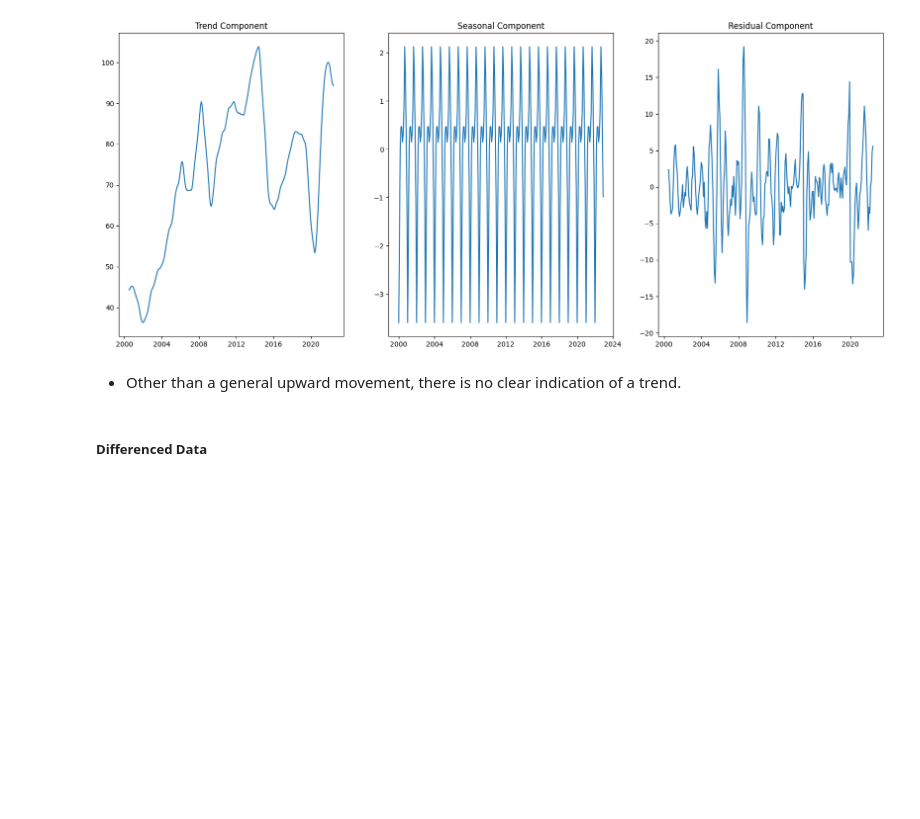
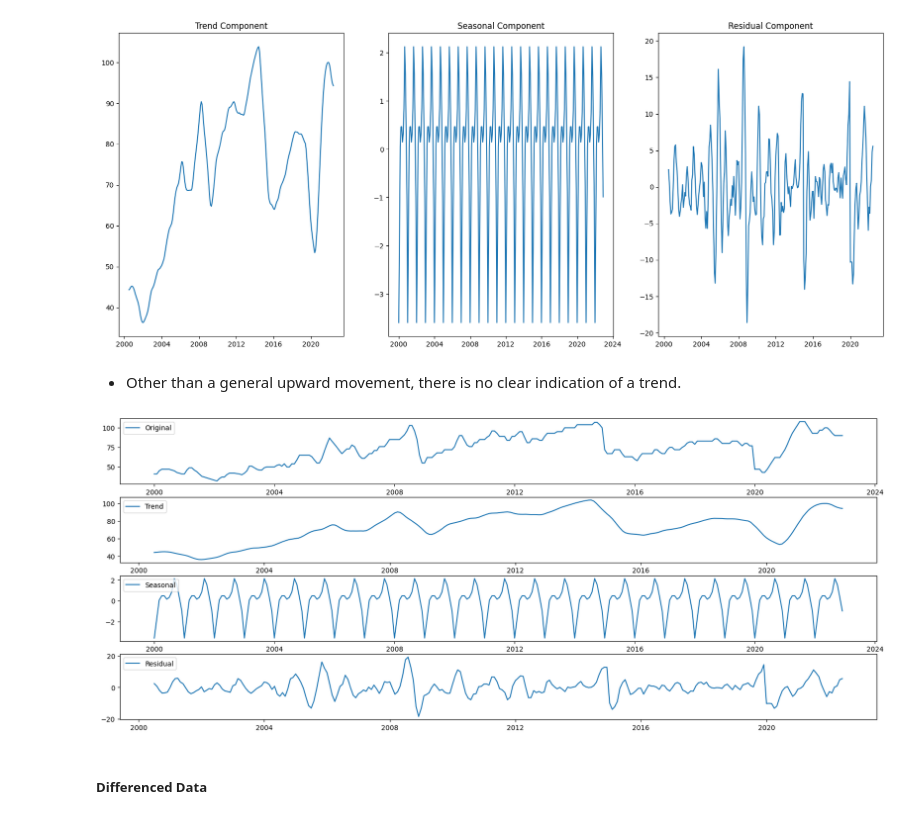
Before and after one commit to ge0rgeth0mas/domestic-market-blow-molding, a Jupyter notebook: domestic_market_blow_molding/EDA/univariate_ARIMA_eda.ipynb, the cells around one changed output. Saved outputs shown, nothing was run; the diff lists cells and outputs as text; code cells hidden in the pictures; blank space fills up the shorter version.

```diff
--- a/domestic_market_blow_molding/EDA/eda.ipynb
+++ b/domestic_market_blow_molding/EDA/univariate_ARIMA_eda.ipynb
@@ -134,6 +145,23 @@ plt.show()
 [figure]
 # %% [markdown]
 * Other than a general upward movement, there is no clear indication of a trend.
+# %%
+plt.figure(figsize=(20,8))
+plt.subplot(411)
+plt.plot(uv_data['target'], label='Original')
+plt.legend(loc='upper left')
+plt.subplot(412)
+plt.plot(trend, label = 'Trend')
+plt.legend(loc='upper left')
+plt.subplot(413)
+plt.plot(seasonal, label = 'Seasonal')
+plt.legend(loc='upper left')
+plt.subplot(414)
+plt.plot(residual, label = 'Residual')
+plt.legend(loc='upper left')
+plt.show()
+# %% [output]
+[figure, added]
 # %% [markdown]
 ##### Differenced Data
 # %%
```
Also changed, not shown: parts of 12 cells of this notebook, 2 other files.
